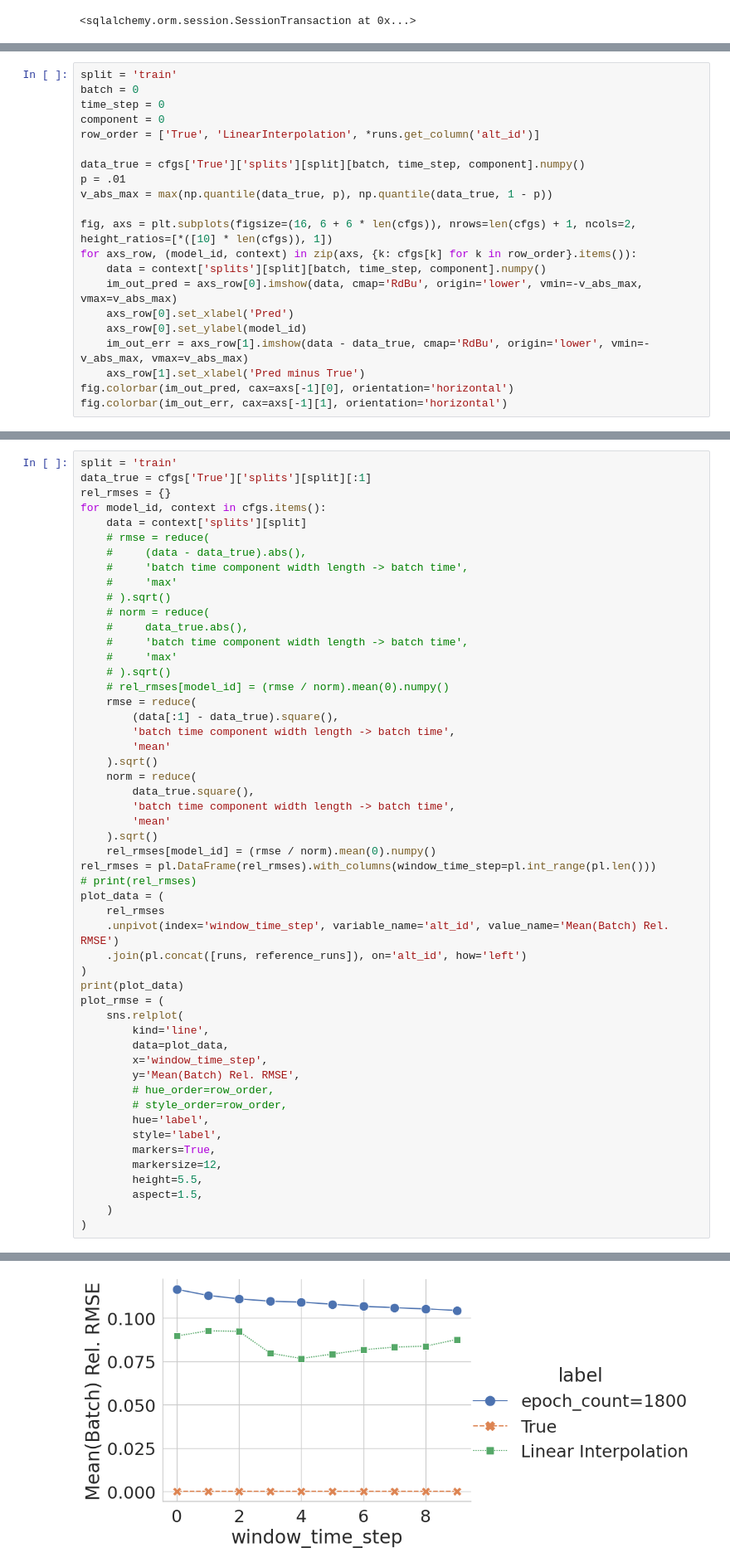
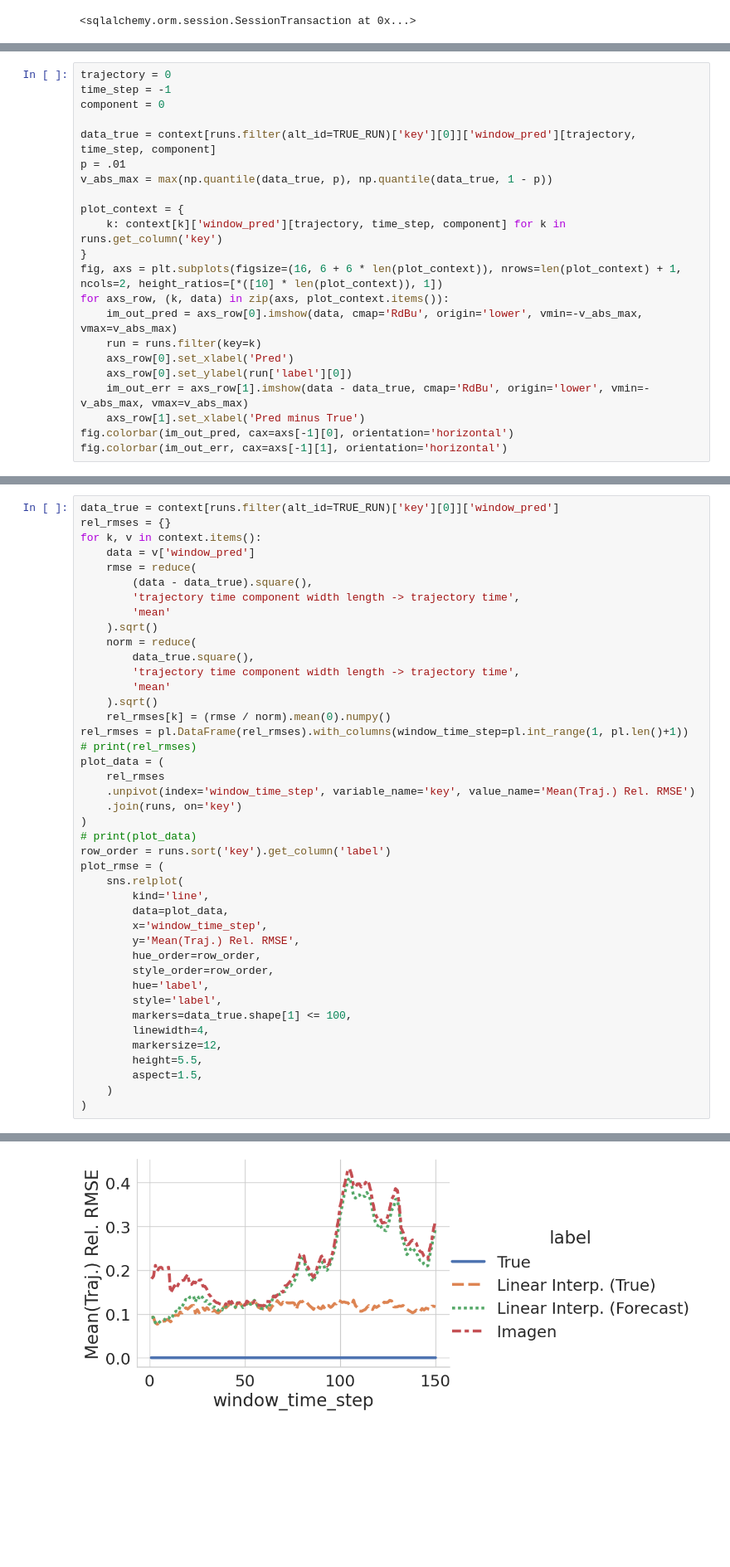
Before and after one commit to reepoi/G-LED, a Jupyter notebook: notebooks/pred_ImagenBackwardFacingStep.ipynb, the cells around one changed output, grey strips where cells are left out. Shown at 83% size. Drawn from its saved outputs; the diff is of its cells as text; blank space fills up the shorter version.

```diff
--- a/notebooks/pred_ImagenBackwardFacingStep.ipynb
+++ b/notebooks/pred_ImagenBackwardFacingStep.ipynb
@@ -86,20 +102,21 @@ train: torch.Size([11, 10, 2, 512, 512])
 # %%
-split = 'train'
-batch = 0
-time_step = 0
+trajectory = 0
+time_step = -1
 component = 0
-row_order = ['True', 'LinearInterpolation', *runs.get_column('alt_id')]
 
-data_true = cfgs['True']['splits'][split][batch, time_step, component].numpy()
+data_true = context[runs.filter(alt_id=TRUE_RUN)['key'][0]]['window_pred'][trajectory, time_step, component]
 p = .01
 v_abs_max = max(np.quantile(data_true, p), np.quantile(data_true, 1 - p))
 
-fig, axs = plt.subplots(figsize=(16, 6 + 6 * len(cfgs)), nrows=len(cfgs) + 1, ncols=2, height_ratios=[*([10] * len(cfgs)), 1])
-for axs_row, (model_id, context) in zip(axs, {k: cfgs[k] for k in row_order}.items()):
-    data = context['splits'][split][batch, time_step, component].numpy()
+plot_context = {
+    k: context[k]['window_pred'][trajectory, time_step, component] for k in runs.get_column('key')
+}
+fig, axs = plt.subplots(figsize=(16, 6 + 6 * len(plot_context)), nrows=len(plot_context) + 1, ncols=2, height_ratios=[*([10] * len(plot_context)), 1])
+for axs_row, (k, data) in zip(axs, plot_context.items()):
     im_out_pred = axs_row[0].imshow(data, cmap='RdBu', origin='lower', vmin=-v_abs_max, vmax=v_abs_max)
+    run = runs.filter(key=k)
     axs_row[0].set_xlabel('Pred')
-    axs_row[0].set_ylabel(model_id)
+    axs_row[0].set_ylabel(run['label'][0])
     im_out_err = axs_row[1].imshow(data - data_true, cmap='RdBu', origin='lower', vmin=-v_abs_max, vmax=v_abs_max)
     axs_row[1].set_xlabel('Pred minus True')
 fig.colorbar(im_out_pred, cax=axs[-1][0], orientation='horizontal')
@@ -121,50 +127,40 @@ reference_runs = pl.DataFrame(
 # %%
-split = 'train'
-data_true = cfgs['True']['splits'][split][:1]
+data_true = context[runs.filter(alt_id=TRUE_RUN)['key'][0]]['window_pred']
 rel_rmses = {}
-for model_id, context in cfgs.items():
-    data = context['splits'][split]
-    # rmse = reduce(
-    #     (data - data_true).abs(),
-    #     'batch time component width length -> batch time',
-    #     'max'
-    # ).sqrt()
-    # norm = reduce(
-    #     data_true.abs(),
-    #     'batch time component width length -> batch time',
-    #     'max'
-    # ).sqrt()
-    # rel_rmses[model_id] = (rmse / norm).mean(0).numpy()
+for k, v in context.items():
+    data = v['window_pred']
     rmse = reduce(
-        (data[:1] - data_true).square(),
-        'batch time component width length -> batch time',
+        (data - data_true).square(),
+        'trajectory time component width length -> trajectory time',
         'mean'
     ).sqrt()
     norm = reduce(
         data_true.square(),
-        'batch time component width length -> batch time',
+        'trajectory time component width length -> trajectory time',
         'mean'
     ).sqrt()
-    rel_rmses[model_id] = (rmse / norm).mean(0).numpy()
-rel_rmses = pl.DataFrame(rel_rmses).with_columns(window_time_step=pl.int_range(pl.len()))
+    rel_rmses[k] = (rmse / norm).mean(0).numpy()
+rel_rmses = pl.DataFrame(rel_rmses).with_columns(window_time_step=pl.int_range(1, pl.len()+1))
 # print(rel_rmses)
 plot_data = (
     rel_rmses
-    .unpivot(index='window_time_step', variable_name='alt_id', value_name='Mean(Batch) Rel. RMSE')
-    .join(pl.concat([runs, reference_runs]), on='alt_id', how='left')
+    .unpivot(index='window_time_step', variable_name='key', value_name='Mean(Traj.) Rel. RMSE')
+    .join(runs, on='key')
 )
-print(plot_data)
+# print(plot_data)
+row_order = runs.sort('key').get_column('label')
 plot_rmse = (
     sns.relplot(
         kind='line',
         data=plot_data,
         x='window_time_step',
-        y='Mean(Batch) Rel. RMSE',
-        # hue_order=row_order,
-        # style_order=row_order,
+        y='Mean(Traj.) Rel. RMSE',
+        hue_order=row_order,
+        style_order=row_order,
         hue='label',
         style='label',
-        markers=True,
+        markers=data_true.shape[1] <= 100,
+        linewidth=4,
         markersize=12,
         height=5.5,
         aspect=1.5,
@@ -192 +170 @@ shape: (30, 4)
-[figure, old version]
+[figure, new version]
```
Also changed, not shown: parts of 8 cells of this notebook, 1 other file.
